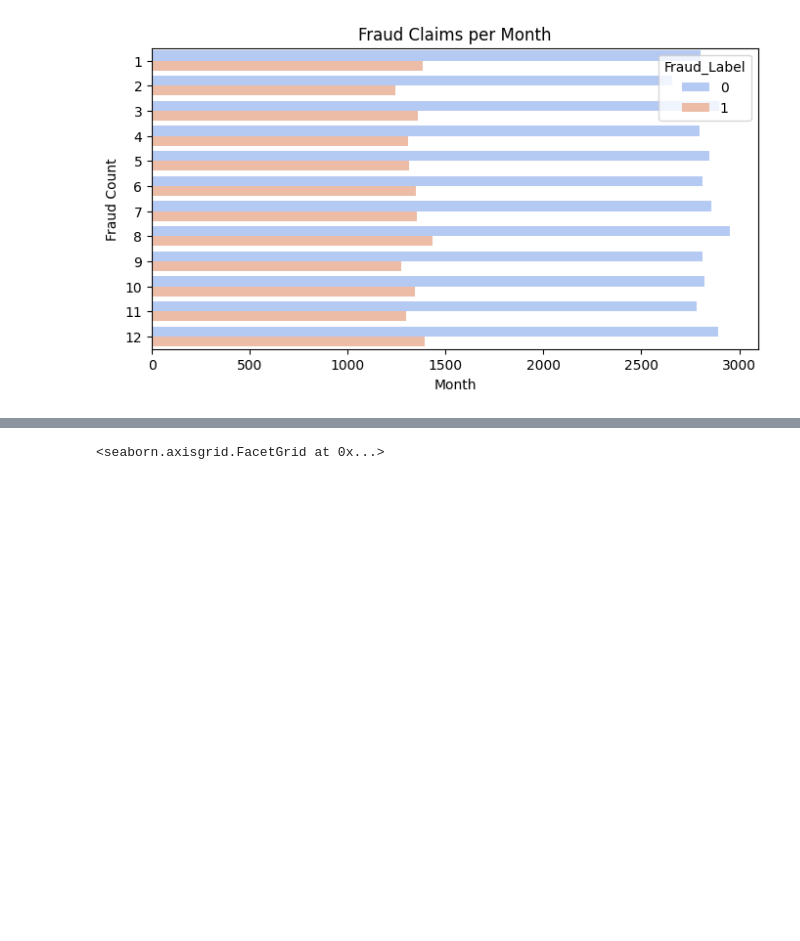
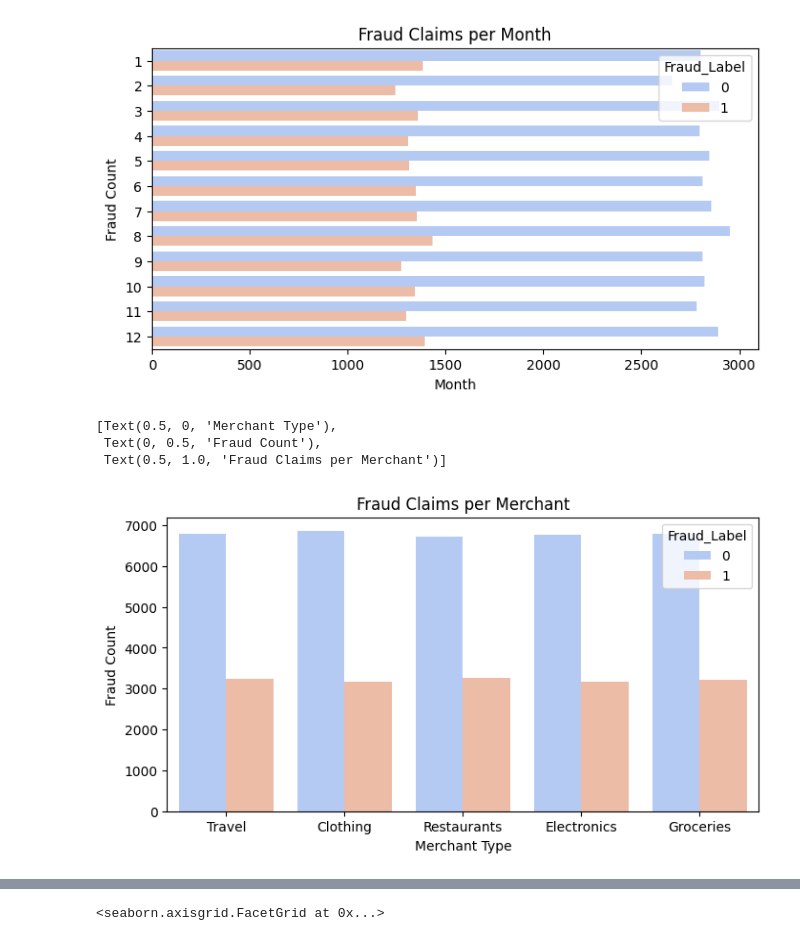
Before and after one commit to kcshenoy/finfraud_detection, a Jupyter notebook: fraud_detection.ipynb, the cells around one changed output, grey strips where cells are left out. Saved outputs shown, nothing was run; the diff lists cells and outputs as text; code cells hidden in the pictures; blank space fills up the shorter version.

```diff
--- a/fraud_detection.ipynb
+++ b/fraud_detection.ipynb
@@ -102,6 +105,4 @@ def ymd_hms(row):
 
     return row
 # %%
-fraud_df_temp = fraud_df
-fraud_df_temp = fraud_df_temp.apply(lambda x: ymd_hms(x), axis=1)
-fraud_df_temp
+fraud_df = fraud_df.apply(lambda x: ymd_hms(x), axis=1)
@@ -128,3 +115,12 @@ month_fraud.set(xlabel="Month", ylabel="Fraud Count", title="Fraud Claims per Mo
  Text(0, 0.5, 'Fraud Count'),
  Text(0.5, 1.0, 'Fraud Claims per Month')]
 [figure]
+# %%
+plt.figure(figsize=(8,4))
+merchant_fraud = sns.countplot(fraud_df, x='Merchant_Category', palette='coolwarm', hue='Fraud_Label')
+merchant_fraud.set(xlabel="Merchant Type", ylabel="Fraud Count", title="Fraud Claims per Merchant")
+# %% [output]
+[Text(0.5, 0, 'Merchant Type'),
+ Text(0, 0.5, 'Fraud Count'),
+ Text(0.5, 1.0, 'Fraud Claims per Merchant')]
+[figure, added]
```
Also changed, not shown: parts of 27 cells of this notebook, 1 other file.
